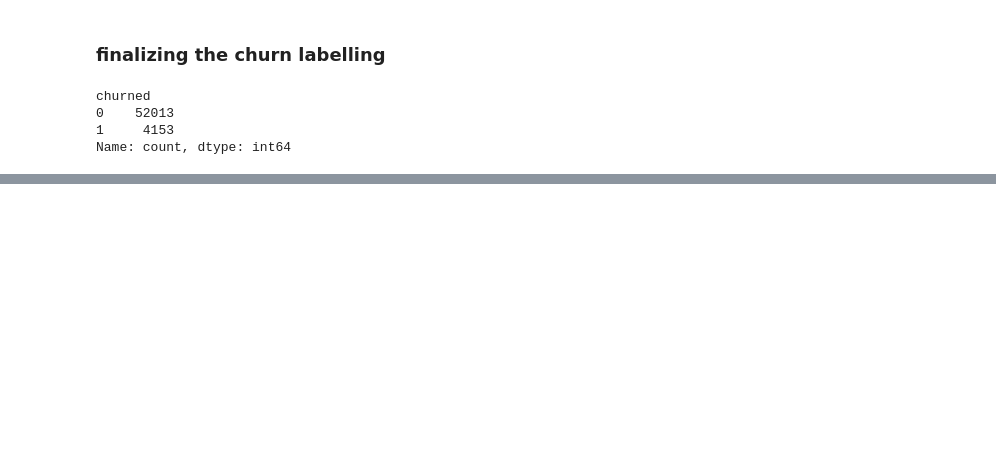
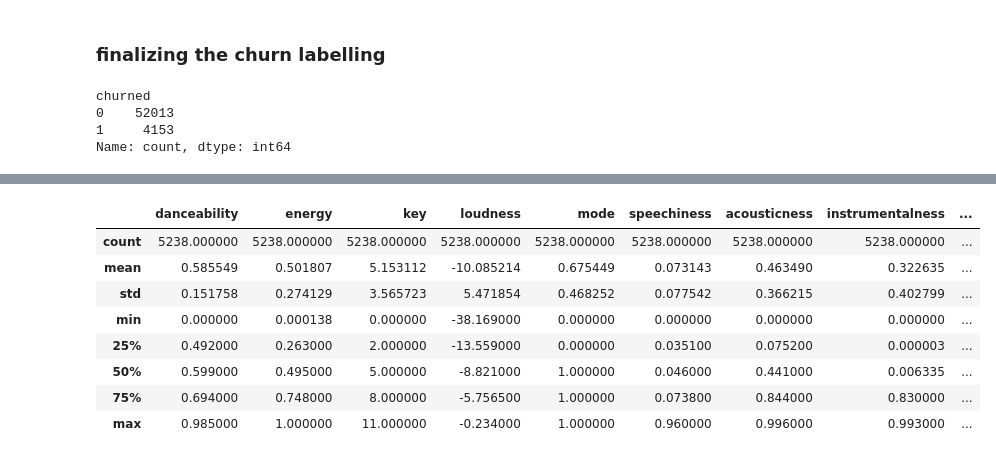
Before and after one commit to nazhifkojaz/Spotify-Analysis-Data-Collection-, a Jupyter notebook: churn_analysis.ipynb, the cells around one changed output, grey strips where cells are left out. Cells and saved outputs as stored; diff of their text form; code cells hidden in the pictures; blank space fills up the shorter version.

```diff
--- a/churn_analysis.ipynb
+++ b/churn_analysis.ipynb
@@ -367,0 +417,12 @@ agg_stream_interactions.tail(20)
+# %%
+tracks_features_df.describe()
+# %% [output]
+|  | danceability | energy | key | loudness | mode | speechiness | acousticness | instrumentalness | ... |
+| count | 5238.000000 | 5238.000000 | 5238.000000 | 5238.000000 | 5238.000000 | 5238.000000 | 5238.000000 | 5238.000000 | ... |
+| mean | 0.585549 | 0.501807 | 5.153112 | -10.085214 | 0.675449 | 0.073143 | 0.463490 | 0.322635 | ... |
+| std | 0.151758 | 0.274129 | 3.565723 | 5.471854 | 0.468252 | 0.077542 | 0.366215 | 0.402799 | ... |
+| min | 0.000000 | 0.000138 | 0.000000 | -38.169000 | 0.000000 | 0.000000 | 0.000000 | 0.000000 | ... |
+| 25% | 0.492000 | 0.263000 | 2.000000 | -13.559000 | 0.000000 | 0.035100 | 0.075200 | 0.000003 | ... |
+| 50% | 0.599000 | 0.495000 | 5.000000 | -8.821000 | 1.000000 | 0.046000 | 0.441000 | 0.006335 | ... |
+| 75% | 0.694000 | 0.748000 | 8.000000 | -5.756500 | 1.000000 | 0.073800 | 0.844000 | 0.830000 | ... |
+| max | 0.985000 | 1.000000 | 11.000000 | -0.234000 | 1.000000 | 0.960000 | 0.996000 | 0.993000 | ... |
```
Also changed, not shown: parts of 34 cells of this notebook, 1 other file.
